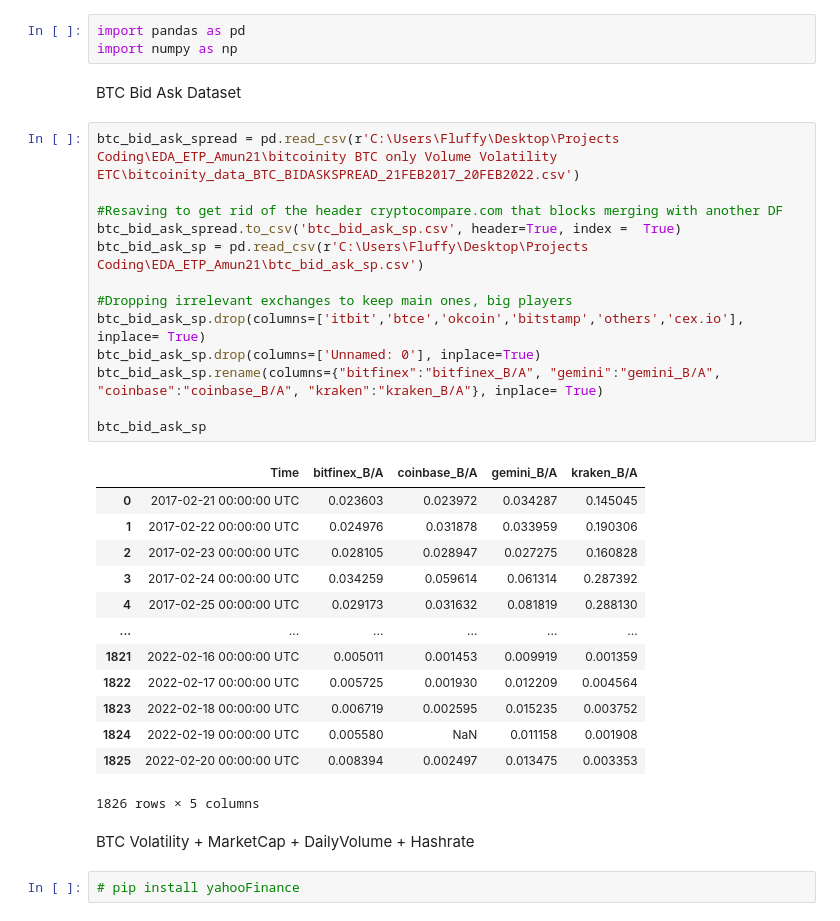
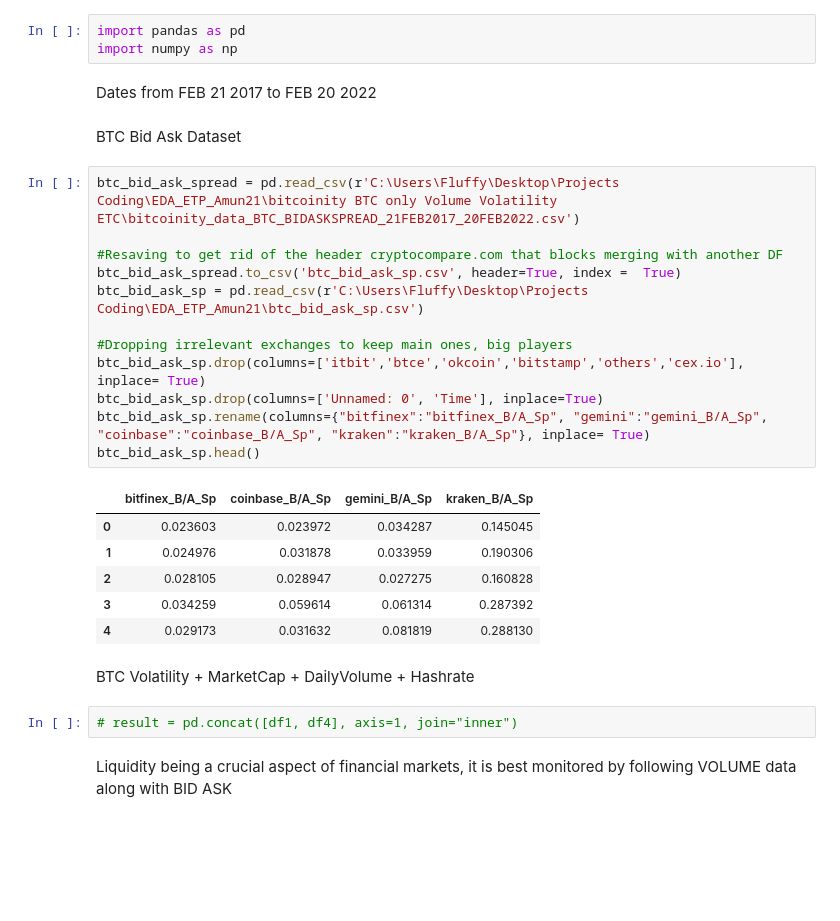
Before and after one commit to HoussamZak/EDA_ETP_Amun21, a Jupyter notebook: 5_bid_ask_volume_vola_BTC&ALTS.ipynb, the cells around one changed output. Cells and saved outputs as stored; diff of their text form; blank space fills up the shorter version.

```diff
--- a/5_bid_ask_volume_vola_BTC&ALTS.ipynb
+++ b/5_bid_ask_volume_vola_BTC&ALTS.ipynb
@@ -9,37 +9,33 @@ We made sure to download daily data from 21 FEB 2017 to 20 FEB 2022.
 # %%
 import pandas as pd
 import numpy as np
+# %% [markdown]
+Dates from FEB 21 2017 to FEB 20 2022
 # %% [markdown]
 BTC Bid Ask Dataset
 # %%
 btc_bid_ask_spread = pd.read_csv(r'C:\Users\Fluffy\Desktop\Projects Coding\EDA_ETP_Amun21\bitcoinity BTC only Volume Volatility ETC\bitcoinity_data_BTC_BIDASKSPREAD_21FEB2017_20FEB2022.csv')
 
 #Resaving to get rid of the header cryptocompare.com that blocks merging with another DF
 btc_bid_ask_spread.to_csv('btc_bid_ask_sp.csv', header=True, index =  True)
 btc_bid_ask_sp = pd.read_csv(r'C:\Users\Fluffy\Desktop\Projects Coding\EDA_ETP_Amun21\btc_bid_ask_sp.csv')
 
 #Dropping irrelevant exchanges to keep main ones, big players
 btc_bid_ask_sp.drop(columns=['itbit','btce','okcoin','bitstamp','others','cex.io'],  inplace= True)
-btc_bid_ask_sp.drop(columns=['Unnamed: 0'], inplace=True)
-btc_bid_ask_sp.rename(columns={"bitfinex":"bitfinex_B/A", "gemini":"gemini_B/A", "coinbase":"coinbase_B/A", "kraken":"kraken_B/A"}, inplace= True)
-
-btc_bid_ask_sp
+btc_bid_ask_sp.drop(columns=['Unnamed: 0', 'Time'], inplace=True)
+btc_bid_ask_sp.rename(columns={"bitfinex":"bitfinex_B/A_Sp", "gemini":"gemini_B/A_Sp", "coinbase":"coinbase_B/A_Sp", "kraken":"kraken_B/A_Sp"}, inplace= True)
+btc_bid_ask_sp.head()
 # %% [output]
-|  | Time | bitfinex_B/A | coinbase_B/A | gemini_B/A | kraken_B/A |
-| 0 | 2017-02-21 00:00:00 UTC | 0.023603 | 0.023972 | 0.034287 | 0.145045 |
-| 1 | 2017-02-22 00:00:00 UTC | 0.024976 | 0.031878 | 0.033959 | 0.190306 |
-| 2 | 2017-02-23 00:00:00 UTC | 0.028105 | 0.028947 | 0.027275 | 0.160828 |
-| 3 | 2017-02-24 00:00:00 UTC | 0.034259 | 0.059614 | 0.061314 | 0.287392 |
-| 4 | 2017-02-25 00:00:00 UTC | 0.029173 | 0.031632 | 0.081819 | 0.288130 |
-| ... | ... | ... | ... | ... | ... |
-| 1821 | 2022-02-16 00:00:00 UTC | 0.005011 | 0.001453 | 0.009919 | 0.001359 |
-| 1822 | 2022-02-17 00:00:00 UTC | 0.005725 | 0.001930 | 0.012209 | 0.004564 |
-| 1823 | 2022-02-18 00:00:00 UTC | 0.006719 | 0.002595 | 0.015235 | 0.003752 |
-| 1824 | 2022-02-19 00:00:00 UTC | 0.005580 | NaN | 0.011158 | 0.001908 |
-| 1825 | 2022-02-20 00:00:00 UTC | 0.008394 | 0.002497 | 0.013475 | 0.003353 |
+|  | bitfinex_B/A_Sp | coinbase_B/A_Sp | gemini_B/A_Sp | kraken_B/A_Sp |
+| 0 | 0.023603 | 0.023972 | 0.034287 | 0.145045 |
+| 1 | 0.024976 | 0.031878 | 0.033959 | 0.190306 |
+| 2 | 0.028105 | 0.028947 | 0.027275 | 0.160828 |
+| 3 | 0.034259 | 0.059614 | 0.061314 | 0.287392 |
+| 4 | 0.029173 | 0.031632 | 0.081819 | 0.288130 |
-1826 rows × 5 columns
 # %% [markdown]
 BTC Volatility + MarketCap + DailyVolume + Hashrate
-# %%
-# pip install yahooFinance
+# %%
+# result = pd.concat([df1, df4], axis=1, join="inner")
+# %% [markdown]
+Liquidity being a crucial aspect of financial markets, it is best monitored by following VOLUME data along with BID ASK
 # %%
```
Also changed, not shown: parts of 12 cells of this notebook, 3 other files.
